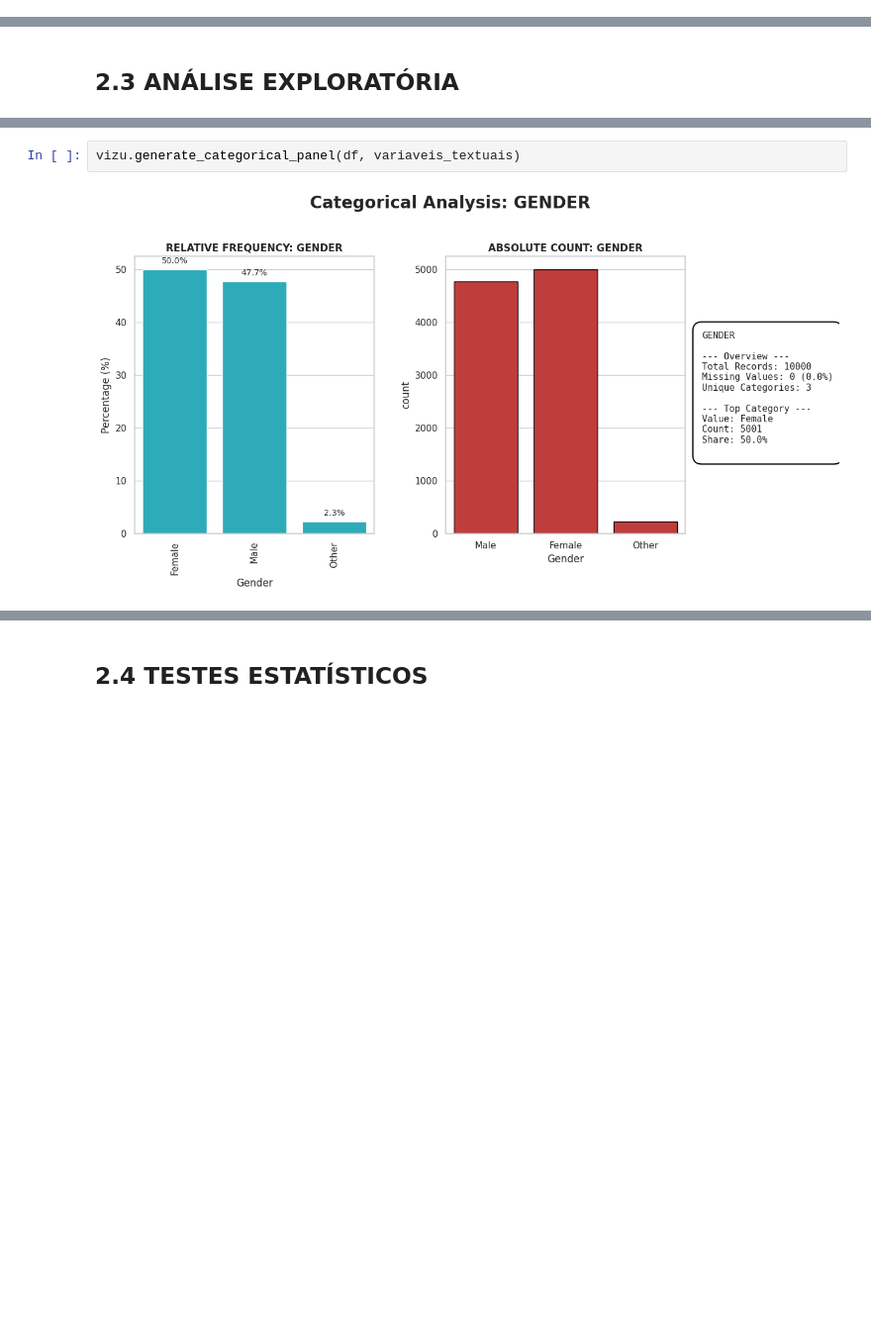
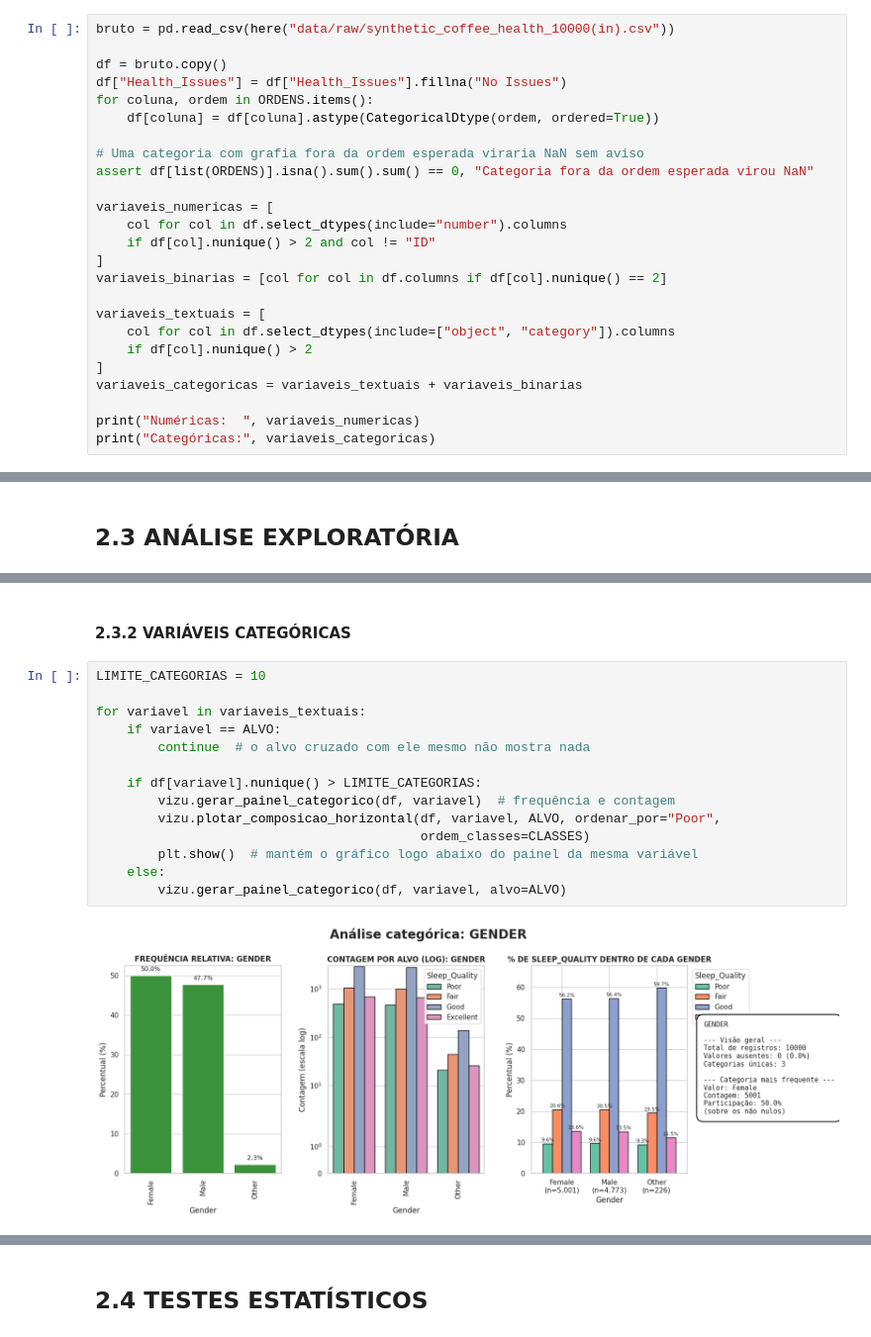
Before and after one commit to diogo-moitinho/coffee-sleep-analysis, a Jupyter notebook: notebooks/projeto.ipynb, the cells around one changed output, grey strips where cells are left out. Shown at 99% size. Saved outputs shown, nothing was run; the diff lists cells and outputs as text; blank space fills up the shorter version.

```diff
--- a/notebooks/projeto.ipynb
+++ b/notebooks/projeto.ipynb
@@ -71,0 +69,25 @@ df.head()
+# %%
+bruto = pd.read_csv(here("data/raw/synthetic_coffee_health_10000(in).csv"))
+
+df = bruto.copy()
+df["Health_Issues"] = df["Health_Issues"].fillna("No Issues")
+for coluna, ordem in ORDENS.items():
+    df[coluna] = df[coluna].astype(CategoricalDtype(ordem, ordered=True))
+
+# Uma categoria com grafia fora da ordem esperada viraria NaN sem aviso
+assert df[list(ORDENS)].isna().sum().sum() == 0, "Categoria fora da ordem esperada virou NaN"
+
+variaveis_numericas = [
+    col for col in df.select_dtypes(include="number").columns
+    if df[col].nunique() > 2 and col != "ID"
+]
+variaveis_binarias = [col for col in df.columns if df[col].nunique() == 2]
+
+variaveis_textuais = [
+    col for col in df.select_dtypes(include=["object", "category"]).columns
+    if df[col].nunique() > 2
+]
+variaveis_categoricas = variaveis_textuais + variaveis_binarias
+
+print("Numéricas:  ", variaveis_numericas)
+print("Categóricas:", variaveis_categoricas)
@@ -134,4 +160,18 @@ vizu.generate_quantitative_panel(df, variaveis_numericas)
+# %% [markdown]
+#### 2.3.2 VARIÁVEIS CATEGÓRICAS
 # %%
-vizu.generate_categorical_panel(df, variaveis_textuais)
+LIMITE_CATEGORIAS = 10
+
+for variavel in variaveis_textuais:
+    if variavel == ALVO:
+        continue  # o alvo cruzado com ele mesmo não mostra nada
+
+    if df[variavel].nunique() > LIMITE_CATEGORIAS:
+        vizu.gerar_painel_categorico(df, variavel)  # frequência e contagem
+        vizu.plotar_composicao_horizontal(df, variavel, ALVO, ordenar_por="Poor",
+                                          ordem_classes=CLASSES)
+        plt.show()  # mantém o gráfico logo abaixo do painel da mesma variável
+    else:
+        vizu.gerar_painel_categorico(df, variavel, alvo=ALVO)
 # %% [output]
-[figure, old version]
+[figure, new version]
```
Also changed, not shown: parts of 57 cells of this notebook, 2 other files.
